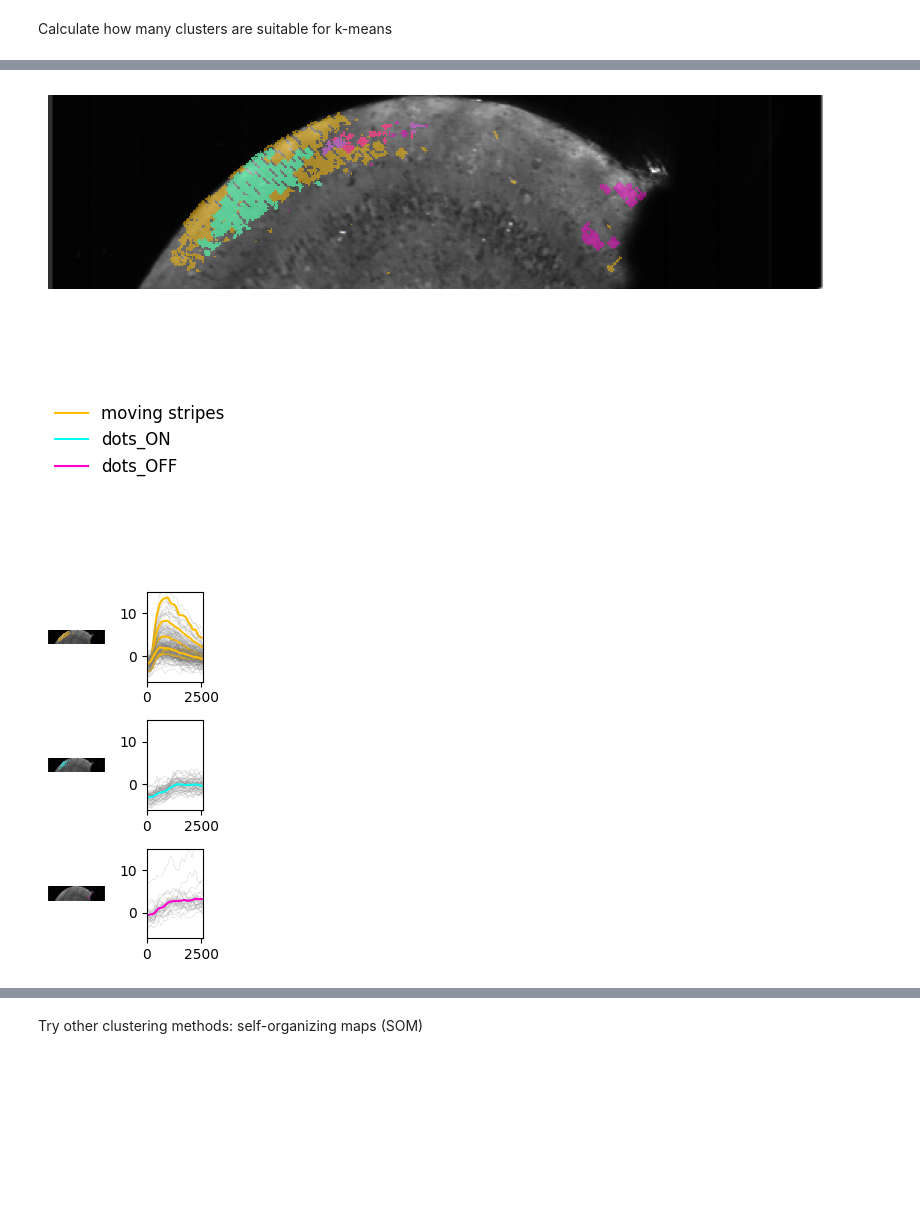
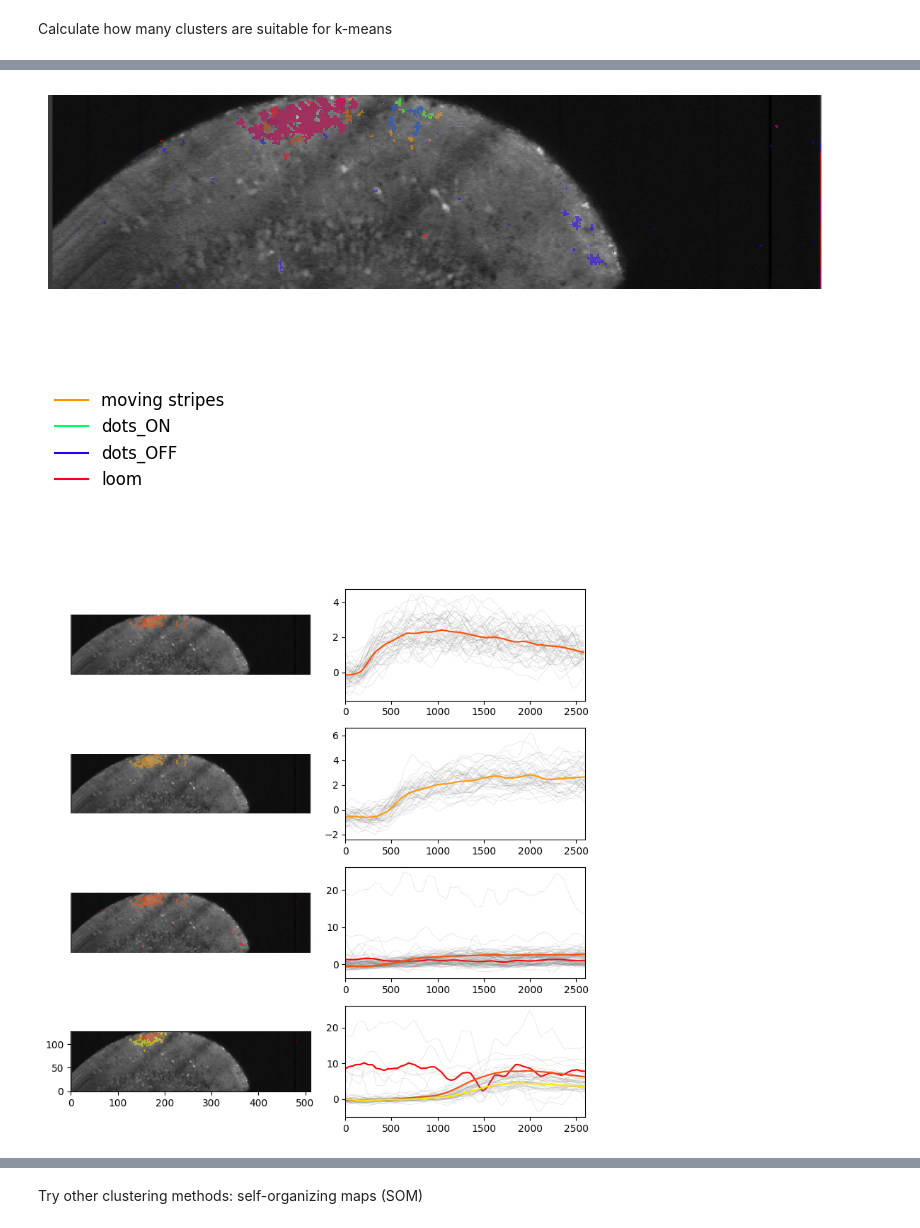
Before and after one commit to simbru/pygor, a Jupyter notebook: ROI_clustering.ipynb, the cells around one changed output, grey strips where cells are left out. Cells and saved outputs as stored; diff of their text form; code cells hidden in the pictures; blank space fills up the shorter version.

```diff
--- a/ROI_clustering.ipynb
+++ b/ROI_clustering.ipynb
@@ -8,5 +12,5 @@ data_path = 'C:/Users/Michael Forsthofer/OneDrive - University of Sussex/BadenLa
 # %%
-filename = '2024-8-14_x240814_2_4cOT.h5'
+filename = '2024-8-27_x240827_1_1cOTs.h5'
 data_object = pygor.load.Core(data_path+filename)
 # %%
 data_object.view_stack_rois(labels=False, figsize_scale=3, func='average_stack')
@@ -137,0 +218,18 @@ for idx, i in enumerate(np.unique(labels)):
+# %%
+from sklearn.decomposition import SparsePCA
+
+f, ax = plt.subplots(4,1, figsize=(6,18))
+sparse_pca = SparsePCA(n_components = 8, alpha=1.5, n_jobs=-1)
+sparse_principal_components = sparse_pca.fit_transform(downsampled_traces_filtered)
+#ax[0].scatter(sparse_principal_components[:,0], sparse_principal_components[:,1], color='green')
+plt.title('Sparse PCA')
+
+hdb = HDBSCAN(min_cluster_size=4)
+clusters = hdb.fit_predict(sparse_principal_components)
+ax[0].scatter(sparse_principal_components[:, 0], sparse_principal_components[:, 1], c=clusters, cmap='rainbow', alpha=0.7)
+
+for i, trace in enumerate(downsampled_traces_filtered):
+    if clusters[i] == -1:  # Noise points
+        ax[clusters[i]].plot(trace, color='gray', alpha=0.3)
+    else:
+        ax[clusters[i]+1].plot(trace, color=plt.cm.rainbow(clusters[i] / np.max(clusters)), alpha=0.4)
@@ -165,16 +304,18 @@ for idx, i in enumerate(n_clusters_list):
     cluster_labels.append(kmeans_data.labels_)
 # %%
 min_traces_per_cluster = 2
-n_traces = np.zeros(len(stimuli_to_plot))
-stimuli_to_plot = ['moving stripes', 'dots_ON', 'dots_OFF']
+clust_thresh = 0.005
+
+stimuli_to_plot = ['moving stripes', 'dots_ON', 'dots_OFF', 'loom']
 #stimuli_to_plot = ['stationary stripes','moving stripes','stationary stripes','OFF','dots_ON','OFF','ON','dots_OFF','ON',]
 #stimuli_to_plot = ['dots_OFF']
-colors = plt.cm.get_cmap('hsv')(np.linspace(0, 1, 9))
+n_traces = np.zeros(len(stimuli_to_plot))
+colors = plt.cm.get_cmap('hsv')(np.linspace(0, 1, 11))
 clustcolors = plt.cm.get_cmap('hsv')(np.linspace(0, 1, 20))
 f, ax = plt.subplots(1, 2, figsize=(10, 5))
 f2, ax2 = plt.subplots(1, 1, figsize=(10, 5))
 f3, ax3 = plt.subplots(1, 1, figsize=(1.5, 3))
-f4, ax4 = plt.subplots(len(stimuli_to_plot), 2, figsize=(2,4))
+f4, ax4 = plt.subplots(len(stimuli_to_plot), 2, figsize=(8,8))
 
 for background_image in range(len(stimuli_to_plot)):
     ax4[background_image, 0].imshow(data_object.average_stack, cmap="Greys_r", origin="lower")
@@ -187,7 +328,7 @@ for idx_stim, cur_label_array in enumerate(cluster_labels):
         cur_cluster_mean = np.mean(stim_responses[idx_stim][:, cur_label_array == cur_label], axis=1)
         if idx_stim > -1:
             if np.shape(stim_responses[idx_stim][:, cur_label_array == cur_label])[1] >= min_traces_per_cluster:
-                if np.max(np.diff(cur_cluster_mean) > 0.004):
+                if np.max(np.diff(cur_cluster_mean) > clust_thresh):
                     if stimtypes[idx_stim] in stimuli_to_plot:
                         found_rois = (np.where(cur_label_array == cur_label)[0] + 1) * -1
                         mask = np.isin(data, found_rois)
@@ -213,10 +354,10 @@ for idx_stim, cur_label_array in enumerate(cluster_labels):
                         ax2.imshow(colored_mask, interpolation='none', origin="lower")
                         try:
                             index_of_dots_ON = stimuli_to_plot.index(stimtypes[idx_stim])
-                            ax4[index_of_dots_ON, 0].imshow(colored_mask, interpolation='none', origin="lower")
+                            ax4[index_of_dots_ON, 0].imshow(clust_mask, interpolation='none', origin="lower")
                             ax4[index_of_dots_ON, 1].plot(stim_responses[idx_stim][:, cur_label_array == cur_label], color='grey', alpha=0.3, linewidth=0.4)
-                            ax4[index_of_dots_ON, 1].plot(cur_cluster_mean, color=color, linewidth=1.5)
-                            ax4[index_of_dots_ON, 1].set_ylim([-6, 15])
+                            ax4[index_of_dots_ON, 1].plot(cur_cluster_mean, color=clustcolor, linewidth=1.5)
+                            #ax4[index_of_dots_ON, 1].set_ylim([-6, 15])
                             ax4[index_of_dots_ON, 1].set_xlim([0, 2600])
                             n_traces[index_of_dots_ON] = n_traces[index_of_dots_ON] + len(stim_responses[idx_stim][:, cur_label_array == cur_label].transpose())
                         except:
@@ -240,6 +381,6 @@ f4.savefig('roiclusters.svg')
-[figure, old version]
+[figure, new version]
-[figure, old version]
+[figure, new version]
-[figure, old version]
+[figure, new version]
 # %%
 n_traces
 # %% [output]
```
Also changed, not shown: parts of 17 cells of this notebook, 1 other file.
